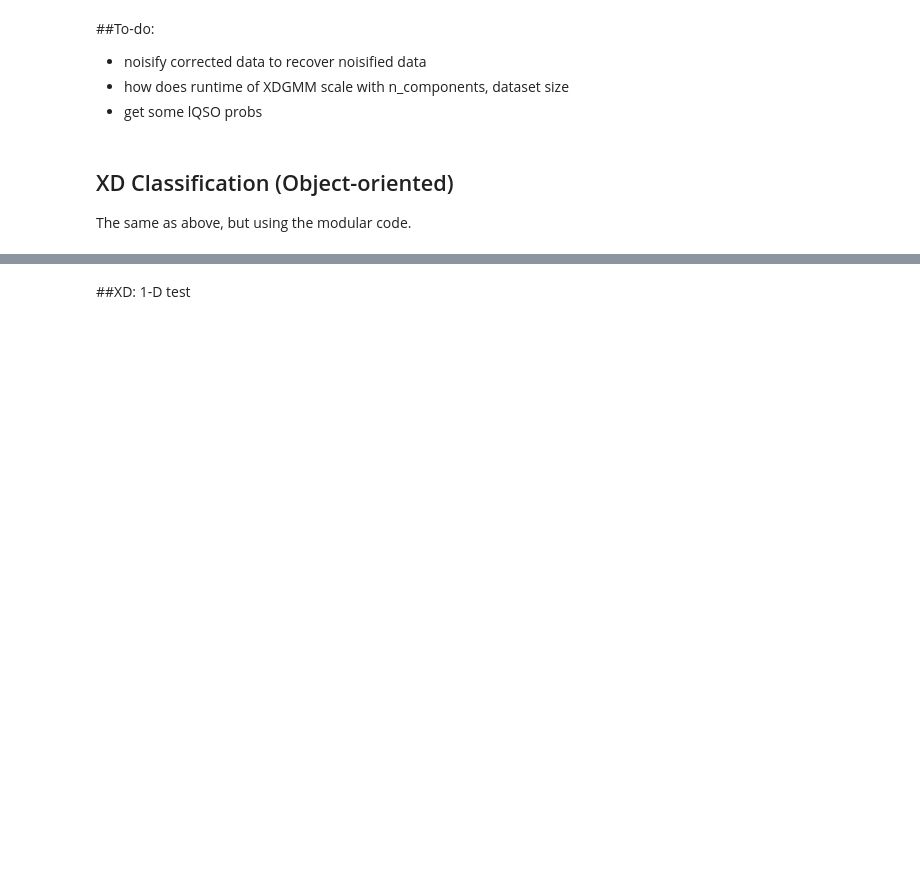
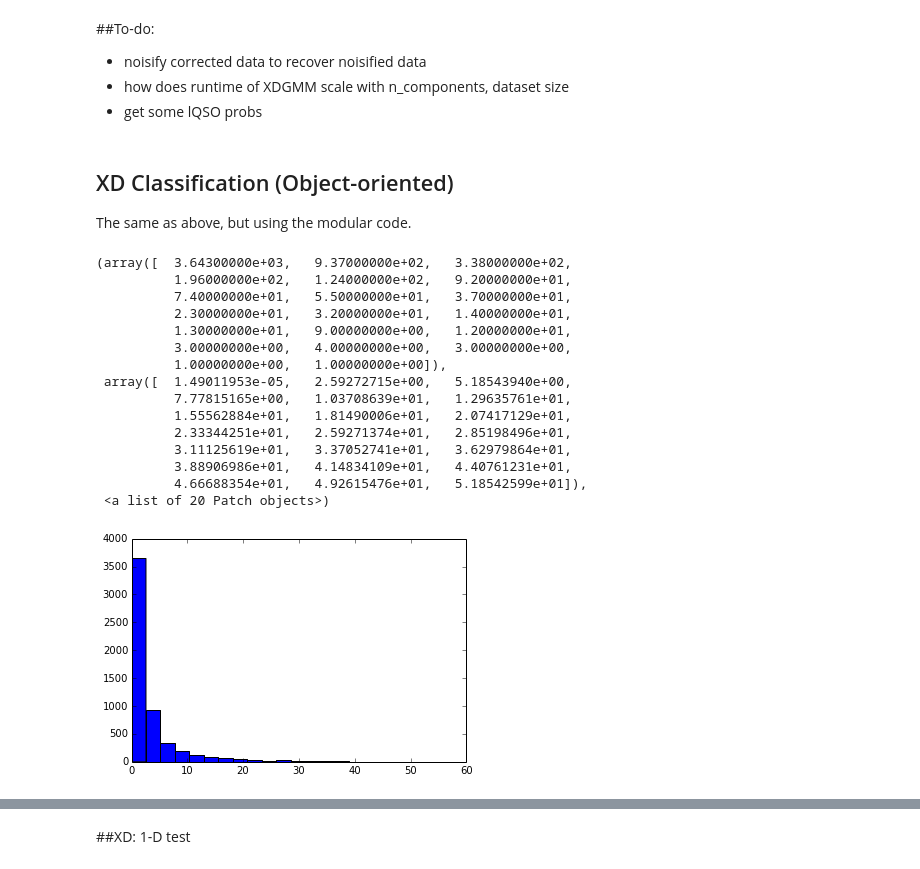
Before and after one commit to drphilmarshall/PS1QLS, a Jupyter notebook: PROJECTS/SDSS/analyzing_adri_sims.ipynb, the cells around one changed output, grey strips where cells are left out. Cells and saved outputs as stored; diff of their text form; code cells hidden in the pictures; blank space fills up the shorter version.

Commit message:
we have quasar probabilities! good completeness but little purity

```diff
--- a/PROJECTS/SDSS/analyzing_adri_sims.ipynb
+++ b/PROJECTS/SDSS/analyzing_adri_sims.ipynb
@@ -132,33 +136,64 @@ Now we have our fake data, lets classify...
 
 The same as above, but using the modular code.
 # %%
-# import PS1QLS
-
-class Classifier(object):
-
-    __init__(self,algorithm='XD'):
-        self.algorithm = algorithm
-        return
-
-    train(self):
-        return
-
-    test(self):
-        return
-
+"""
 class Dataset(object):
 
     __init__(self)
         #fits header properties
 
     plot(self):
         #make triangle plot; overlay on current triangle plot, if any.
         return
+"""
+# import PS1QLS
+from astroML.density_estimation import XDGMM
+from astroML.plotting.tools import draw_ellipse
+import triangle
+
+class Classifier(object):
+
+    def __init__(self,algorithm='XD'):
+        if algorithm == 'XD':
+            self.xdmodel = XDGMM(n_components=7)
+        else:
+            print 'Not implemented yet!'
+
+        return
+
+    def train(self,training,covmatlist):
+        self.xdmodel.fit(training, covmatlist.transpose())
+        return
+
+    def test(self,test):
+        self.xdprobs=np.sum(np.exp(self.xdmodel.logprob_a(test, covmatlist.transpose())),axis=1)
+        return
+
+    def report(self,truth):
+        return
 
 
-RF = PS1QLS.Classifier(algorithm='RandomForest')
-RF.train(trainingdata,truth) #
-RF.test(testdata)            # calculates classification probabilities
-RF.report()                  # make plots, reposrt statistics etc.
-RF.save()                    # pickles itself
-RF.score(testtruth)          # plots an ROC curve
+RF = Classifier(algorithm='XD')
+RF.train(noisyData,covmatlist) #
+RF.test(noisyData)            # calculates classification probabilities
+plt.hist(RF.xdprobs,bins=20)
+#RF.report()                  # make plots, report statistics etc.
+#RF.save()                    # pickles itself
+#RF.score(testtruth)          # plots an ROC curve
+# %% [output]
+(array([  3.64300000e+03,   9.37000000e+02,   3.38000000e+02,
+          1.96000000e+02,   1.24000000e+02,   9.20000000e+01,
+          7.40000000e+01,   5.50000000e+01,   3.70000000e+01,
+          2.30000000e+01,   3.20000000e+01,   1.40000000e+01,
+          1.30000000e+01,   9.00000000e+00,   1.20000000e+01,
+          3.00000000e+00,   4.00000000e+00,   3.00000000e+00,
+          1.00000000e+00,   1.00000000e+00]),
+ array([  1.49011953e-05,   2.59272715e+00,   5.18543940e+00,
+          7.77815165e+00,   1.03708639e+01,   1.29635761e+01,
+          1.55562884e+01,   1.81490006e+01,   2.07417129e+01,
+          2.33344251e+01,   2.59271374e+01,   2.85198496e+01,
+          3.11125619e+01,   3.37052741e+01,   3.62979864e+01,
+          3.88906986e+01,   4.14834109e+01,   4.40761231e+01,
+          4.66688354e+01,   4.92615476e+01,   5.18542599e+01]),
+ <a list of 20 Patch objects>)
+[figure, added]
```
Also changed, not shown: parts of 7 cells of this notebook, 3 other files.
